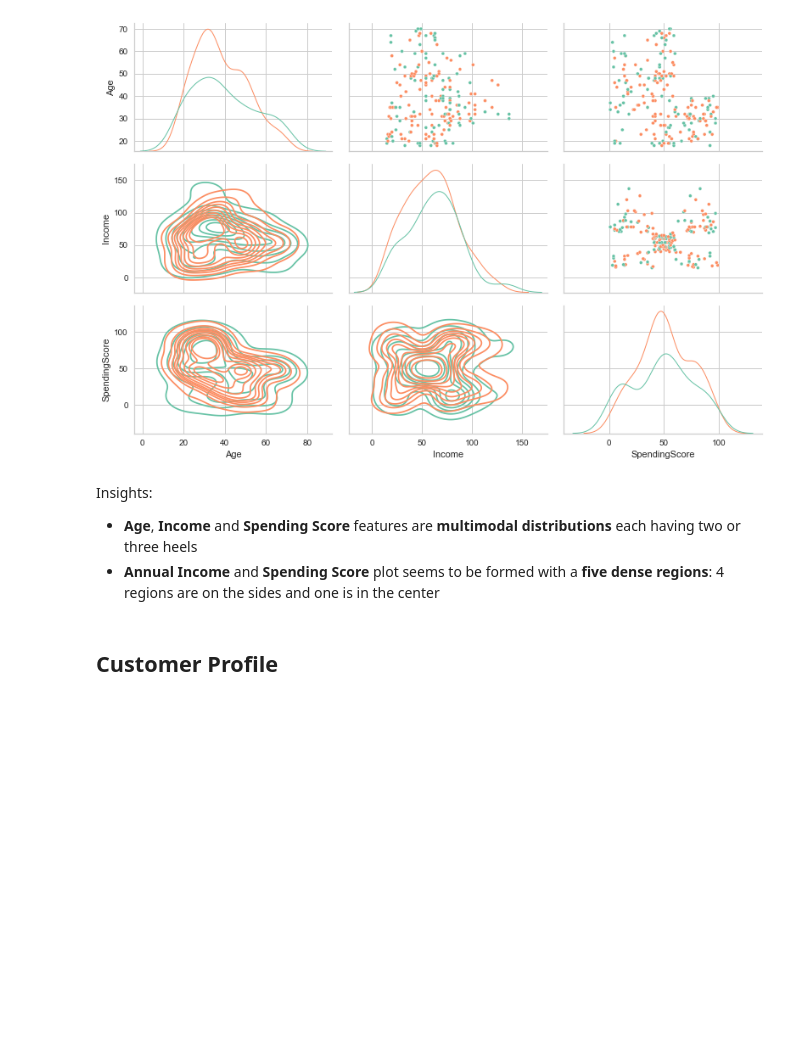
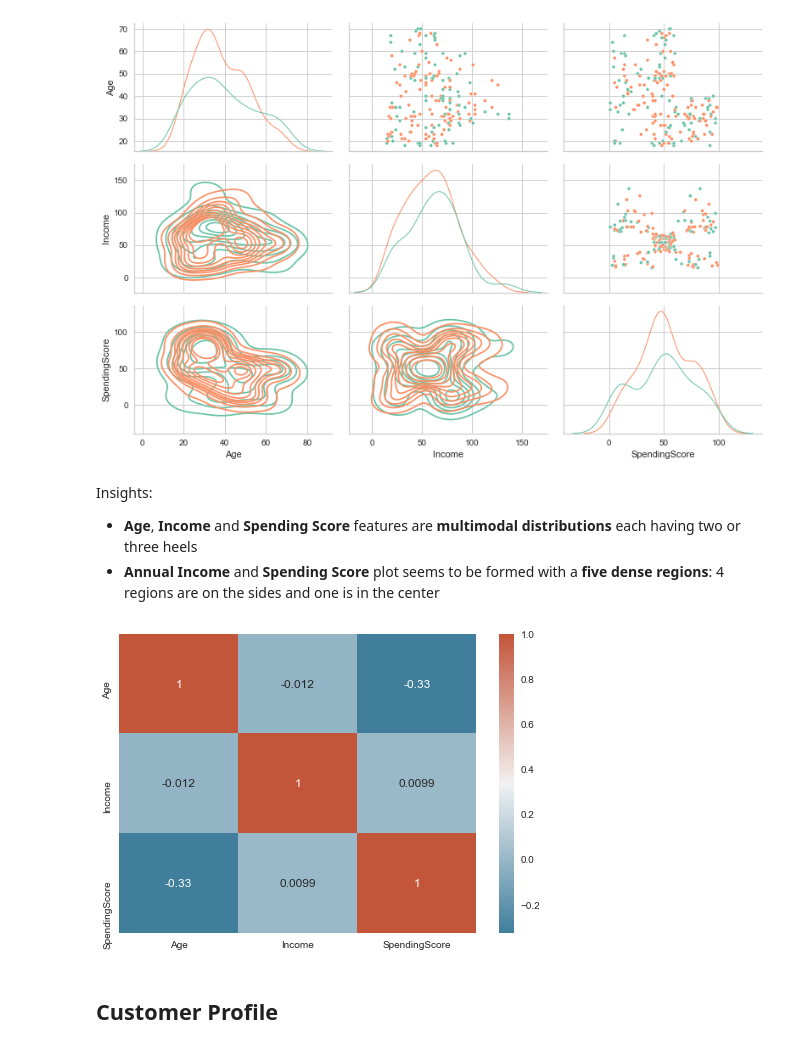
Before and after one commit to roma-glushko/kaggle-mall-customer-segmentation, a Jupyter notebook: index.ipynb, the cells around one changed output. Drawn from its saved outputs; the diff is of its cells as text; code cells hidden in the pictures; blank space fills up the shorter version.

```diff
--- a/index.ipynb
+++ b/index.ipynb
@@ -17,6 +17,8 @@ np.random.seed(RANDOM_SEED)
 
 sns.set_palette('Set2')
 set_config(display='diagram')
+
+heatcmap = sns.diverging_palette(230, 20, as_cmap=True)
 # %%
 customer_df = pd.read_csv('data/Mall_Customers.csv')
 
@@ -83,6 +85,10 @@ grid.map_diag(sns.kdeplot, lw=1);
 Insights:
 - **Age**, **Income** and **Spending Score** features are **multimodal distributions** each having two or three heels
 - **Annual Income** and **Spending Score** plot seems to be formed with a **five dense regions**: 4 regions are on the sides and one is in the center
+# %%
+sns.heatmap(customer_df.corr(), annot=True, cmap=heatcmap);
+# %% [output]
+[figure, added]
 # %% [markdown]
 ## Customer Profile
 # %% [markdown]
```
Also changed, not shown: parts of 10 cells of this notebook, 1 other file.
